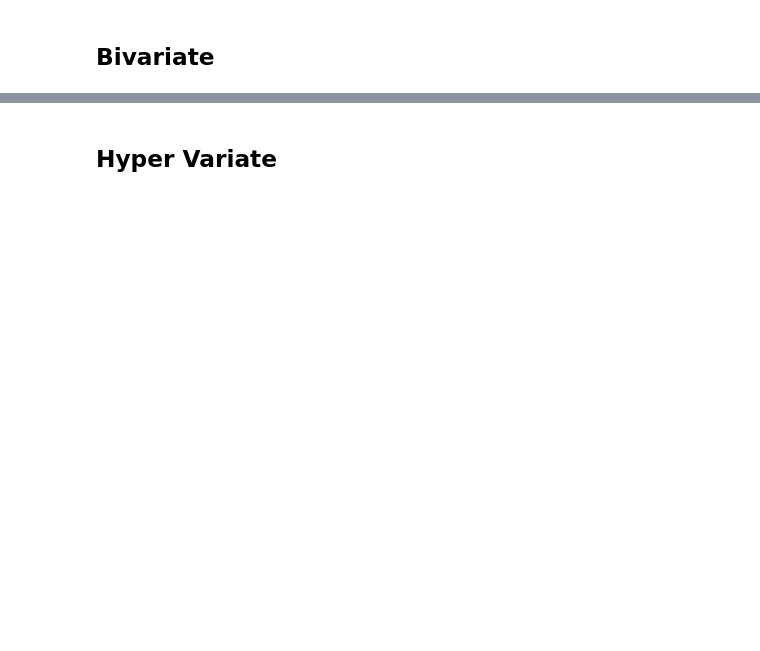
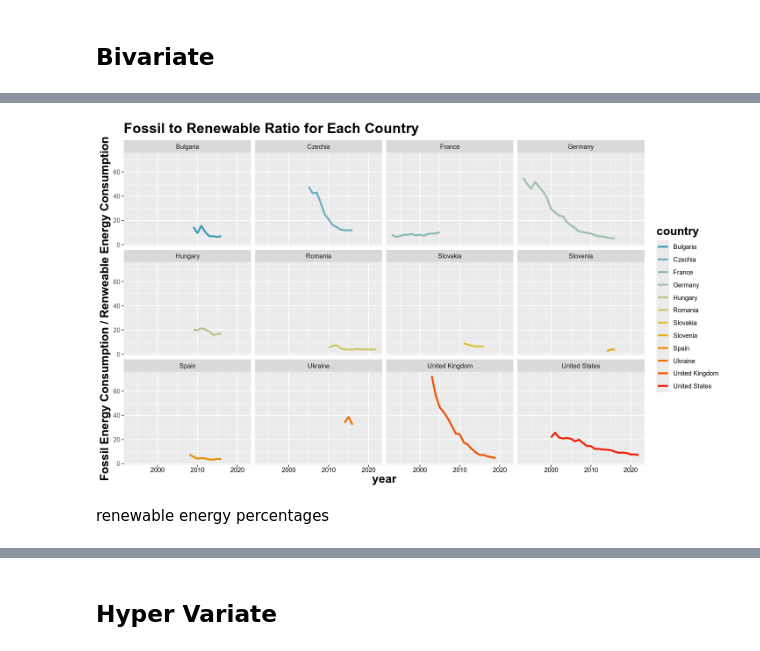
Before and after one commit to jackyeung99/class_exploratory-data-analysis, a Jupyter notebook: projects/final_project/final_project.ipynb, the cells around one changed output, grey strips where cells are left out. Drawn from its saved outputs; the diff is of its cells as text; code cells hidden in the pictures; blank space fills up the shorter version.

```diff
--- a/projects/final_project/final_project.ipynb
+++ b/projects/final_project/final_project.ipynb
@@ -239,0 +407,13 @@ ggplot(df_long, aes(x = fct_reorder(resource, total), y = total, fill=resource))
+# %%
+df$fossil_ratio <- df$fossil_fuel_consumption / df$renewables_consumption
+# %%
+pal <- wes_palette("Zissou1", 12, type = "continuous")
+ggplot(df, aes(x=year, y=fossil_ratio, color=country)) +
+    geom_line(size=1.2) +
+    scale_color_manual(values = pal) +
+    facet_wrap(~country) +
+    labs(title = "Fossil to Renewable Ratio for Each Country", y="Fossil Energy Consumption / Renweable Energy Consumption")
+# %% [output]
+[figure, added]
+# %% [markdown]
+renewable energy percentages
```
Also changed, not shown: parts of 31 cells of this notebook.
